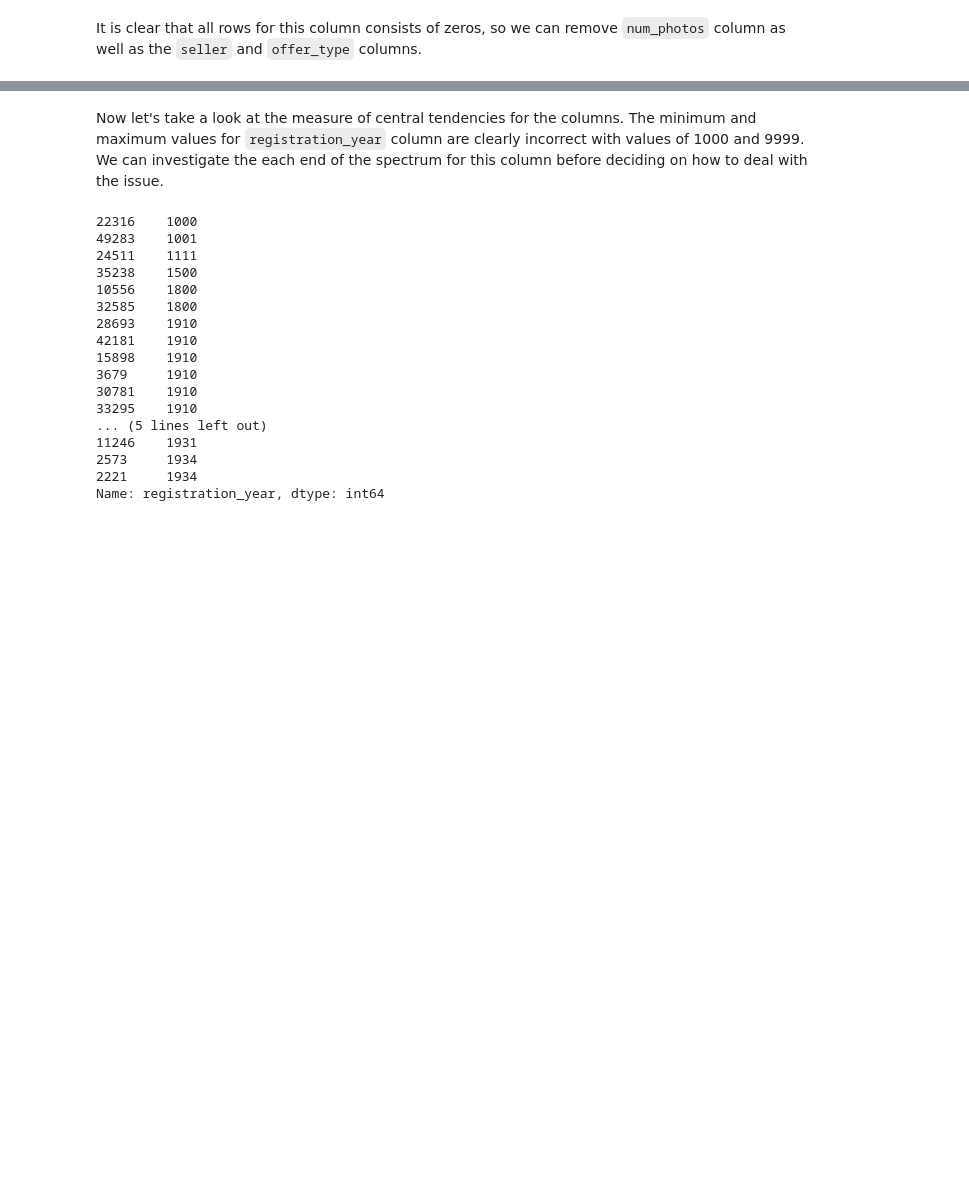
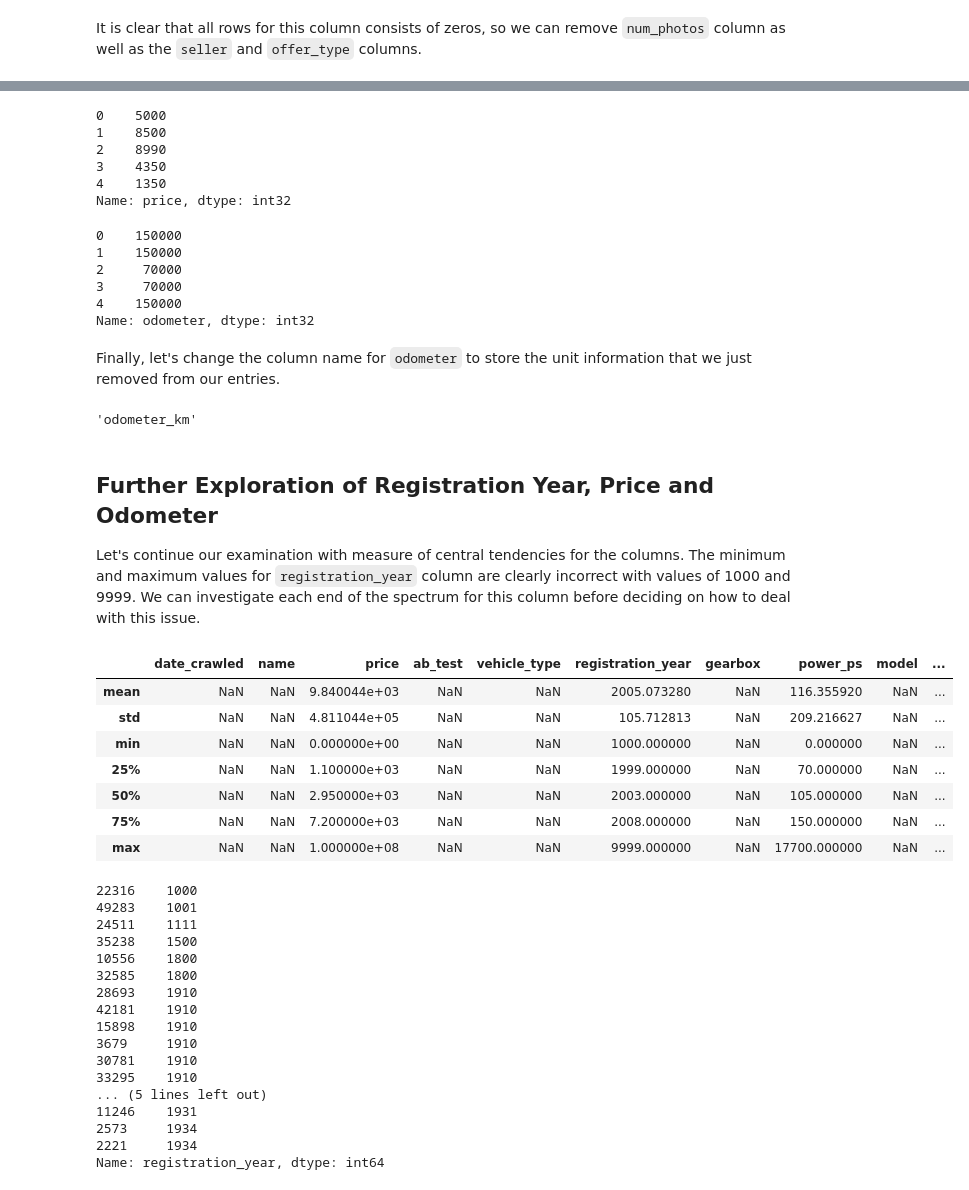
Before and after one commit to MustafaBor/data-projects, a Jupyter notebook: eBay Used Car Listings/Exploring Used Car Listings on eBay.ipynb, the cells around one changed output, grey strips where cells are left out. Saved outputs shown, nothing was run; the diff lists cells and outputs as text; code cells hidden in the pictures; blank space fills up the shorter version.

```diff
--- a/eBay Used Car Listings/Exploring Used Car Listings on eBay.ipynb
+++ b/eBay Used Car Listings/Exploring Used Car Listings on eBay.ipynb
@@ -105,5 +107,45 @@ autos = autos.drop(['seller', 'offer_type', 'num_photos'], axis=1)
+# %%
+autos['price'] = autos['price'].str.replace('$','').str.replace(',','').astype(int)
+autos['price'].head()
+# %% [output]
+0    5000
+1    8500
+2    8990
+3    4350
+4    1350
+Name: price, dtype: int32
+# %%
+autos['odometer'] = autos['odometer'].str.replace('km','').str.replace(',',"").astype(int)
+autos['odometer'].head()
+# %% [output]
+0    150000
+1    150000
+2     70000
+3     70000
+4    150000
+Name: odometer, dtype: int32
+# %% [markdown]
+Finally, let's change the column name for `odometer` to store the unit information that we just removed from our entries.
+# %%
+autos.rename({'odometer': 'odometer_km'}, axis=1, inplace=True)
+autos.columns[9]
+# %% [output]
+'odometer_km'
 # %% [markdown]
-Now let's take a look at the measure of central tendencies for the columns. The minimum and maximum values for `registration_year` column are clearly incorrect with values of 1000 and 9999. We can investigate the each end of the spectrum for this column before deciding on how to deal with the issue.
+## Further Exploration of Registration Year, Price and Odometer
+
+Let's continue our examination with measure of central tendencies for the columns. The minimum and maximum values for `registration_year` column are clearly incorrect with values of 1000 and 9999. We can investigate each end of the spectrum for this column before deciding on how to deal with this issue.
+# %%
+autos.describe(include='all')[4:]
+# %% [output]
+|  | date_crawled | name | price | ab_test | vehicle_type | registration_year | gearbox | power_ps | model | ... |
+| mean | NaN | NaN | 9.840044e+03 | NaN | NaN | 2005.073280 | NaN | 116.355920 | NaN | ... |
+| std | NaN | NaN | 4.811044e+05 | NaN | NaN | 105.712813 | NaN | 209.216627 | NaN | ... |
+| min | NaN | NaN | 0.000000e+00 | NaN | NaN | 1000.000000 | NaN | 0.000000 | NaN | ... |
+| 25% | NaN | NaN | 1.100000e+03 | NaN | NaN | 1999.000000 | NaN | 70.000000 | NaN | ... |
+| 50% | NaN | NaN | 2.950000e+03 | NaN | NaN | 2003.000000 | NaN | 105.000000 | NaN | ... |
+| 75% | NaN | NaN | 7.200000e+03 | NaN | NaN | 2008.000000 | NaN | 150.000000 | NaN | ... |
+| max | NaN | NaN | 1.000000e+08 | NaN | NaN | 9999.000000 | NaN | 17700.000000 | NaN | ... |
 # %%
 autos['registration_year'].sort_values().head(20)
 # %% [output]
```
Also changed, not shown: parts of 19 cells of this notebook.
